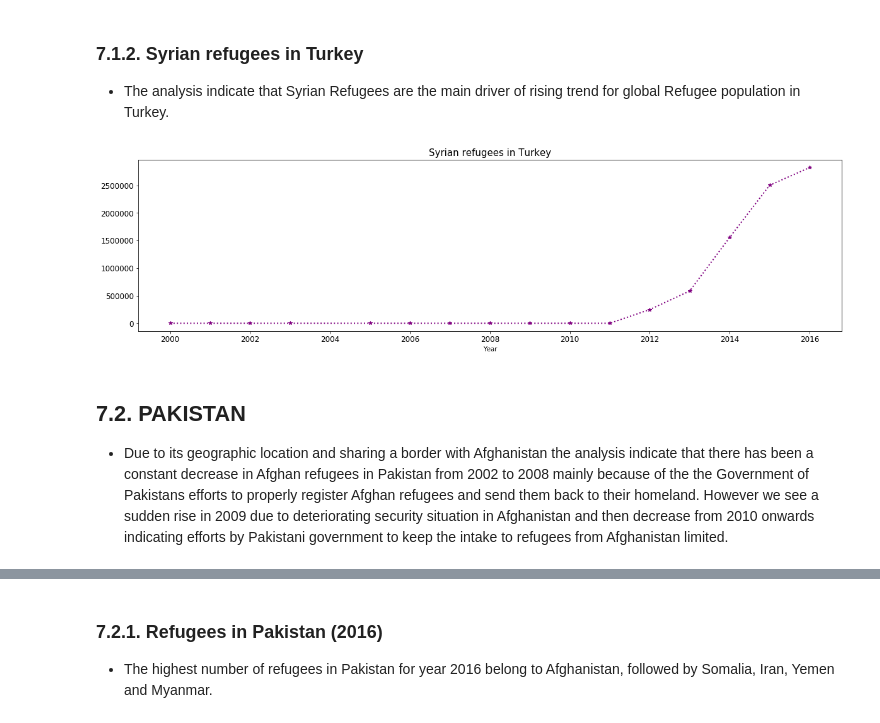
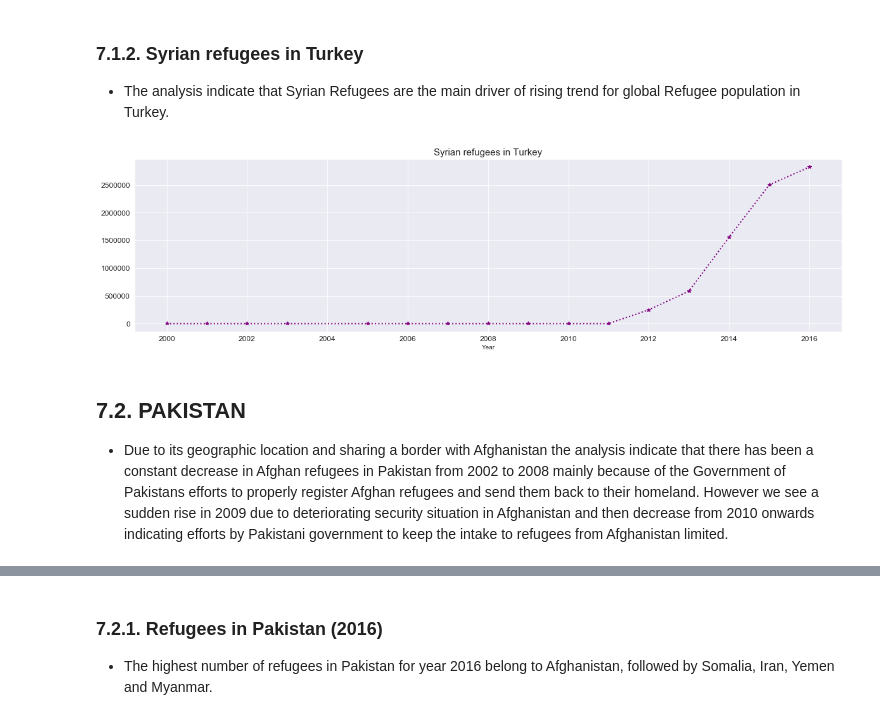
Before and after one commit to noviaayup/Projects-completed, a Jupyter notebook: Project UNHCR.ipynb, the cells around one changed output, grey strips where cells are left out. Drawn from its saved outputs; the diff is of its cells as text; code cells hidden in the pictures.

```diff
--- a/Project UNHCR.ipynb
+++ b/Project UNHCR.ipynb
@@ -68,6 +100,7 @@ Total_Refugee_Population_by_year.head()
 | 3 | 2002.0 | 7301705.0 | 5661900.0 | 7301705.0 | 5661900.0 |
 | 4 | 2003.0 | 6571922.0 | 5129481.0 | 6571922.0 | 5129481.0 |
 # %%
+sns.set_style("darkgrid")
 ax = Total_Refugee_Population_by_year.plot.line\
     (x='Year',y='Refugees',title='WORLD REFUGEE POPULATION'\
      ,figsize=(15, 5), linestyle=':', color='red'\
@@ -96,8 +129,9 @@ Countries_of_asylum_2016
 | 3 | Islamic Rep. of Iran | 10080.0 | 979435.0 | 979435.0 | 979435.0 | 979435.0 |
 | 4 | Uganda | 48384.0 | 940835.0 | 940835.0 | 940835.0 | 940835.0 |
 # %%
+sns.set_style("darkgrid")
 ax = Countries_of_asylum_2016.nlargest(5, 'Refugees').plot.barh(x='Country of asylum', y='Refugees'\
-                              ,title='TOP FIVE COUNTRIES OF ORIGIN WITH HIGHEST NO OF REFUGEES IN 2016'\
+                              ,title='TOP FIVE COUNTRIES OF ASYLUM WITH HIGHEST NO OF REFUGEES IN 2016'\
                               ,figsize=(15, 5), rot=45, fontsize=11, legend='')
 
 plt.gca().invert_yaxis()
@@ -119,6 +153,7 @@ Countries_of_origin_2016
 | 3 | Somalia | 135072.0 | 883744.0 | 732029.0 | 883744.0 | 732029.0 |
 | 4 | Sudan | 133056.0 | 621576.0 | 609284.0 | 626180.0 | 610784.0 |
 # %%
+sns.set_style("darkgrid")
 ax = Countries_of_origin_2016.nlargest(5, 'Refugees').plot.barh(x='Country of origin', y='Refugees'\
                               ,title='TOP FIVE COUNTRIES OF ORIGIN WITH HIGHEST NO OF REFUGEES IN 2016'\
                               ,figsize=(15, 5), rot=45, fontsize=11, legend='')
@@ -163,6 +198,7 @@ Uganda = UNHCR_master[(UNHCR_master['Country of asylum'] == 'Uganda')]
 # %%
 Uganda_groupby_year = Uganda.groupby('Year').sum()
 # %%
+sns.set_style("darkgrid")
 plt.figure(figsize=(20,20))
 
 plt.subplot(3,2,1)
@@ -241,16 +277,17 @@ Syrian_refugees_in_Turkey = UNHCR_master[(UNHCR_master['Country of asylum'] == '
 # %%
 Syrian_refugees_in_Turkey_by_year = Syrian_refugees_in_Turkey.groupby('Year').sum()
 # %%
+sns.set_style("darkgrid")
 plt.figure(figsize=(20, 5))
 Syrian_refugees_in_Turkey_by_year['Refugees'].plot.line (color='purple',marker ='*', linestyle=':', fontsize=12,\
                                                          linewidth=2, markersize=6)
 plt.title('Syrian refugees in Turkey', fontsize=15)
 plt.show()
 # %% [output]
-[figure, old version]
+[figure, new version]
 # %% [markdown]
 ## 7.2. PAKISTAN
-- Due to its geographic location and sharing a border with Afghanistan the analysis indicate that there has been a constant decrease in Afghan refugees in Pakistan from 2002 to 2008 mainly because of the the Government of Pakistans efforts to properly register Afghan refugees and send them back to their homeland. However we see a sudden rise in 2009 due to deteriorating security situation in Afghanistan and then decrease from 2010 onwards indicating efforts by Pakistani government to keep the intake to refugees from Afghanistan limited.
+- Due to its geographic location and sharing a border with Afghanistan the analysis indicate that there has been a constant decrease in Afghan refugees in Pakistan from 2002 to 2008 mainly because of the Government of Pakistans efforts to properly register Afghan refugees and send them back to their homeland. However we see a sudden rise in 2009 due to deteriorating security situation in Afghanistan and then decrease from 2010 onwards indicating efforts by Pakistani government to keep the intake to refugees from Afghanistan limited.
 # %%
 Pakistan = UNHCR_master[(UNHCR_master['Country of asylum'] == 'Pakistan')]
 # %%
```
Also changed, not shown: parts of 29 cells of this notebook.
